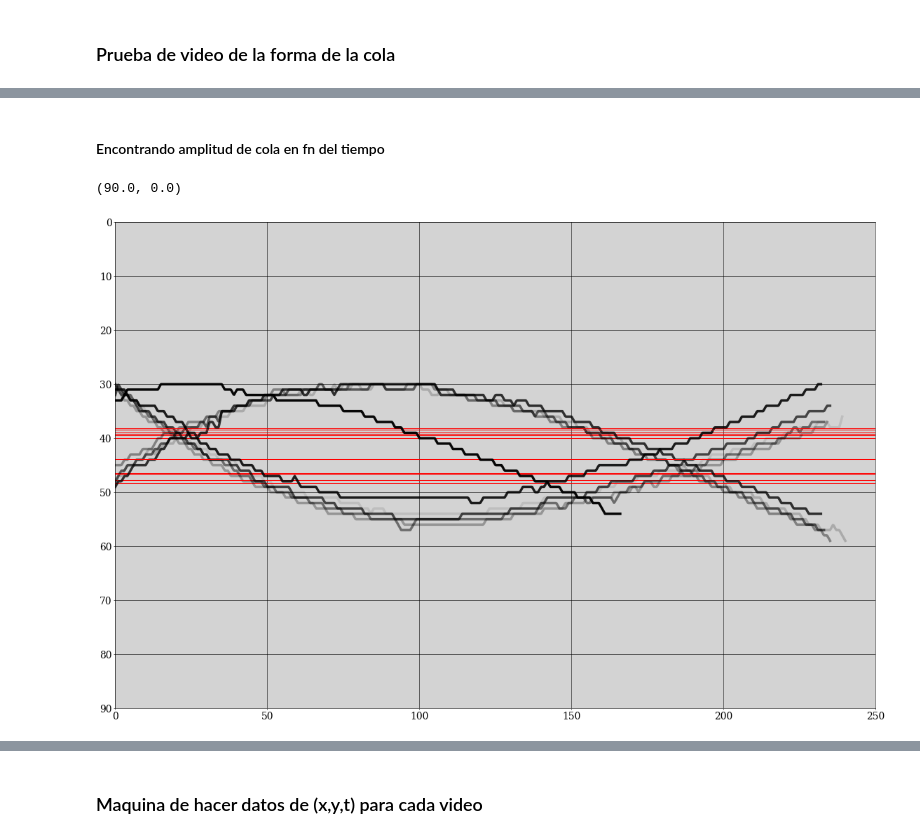
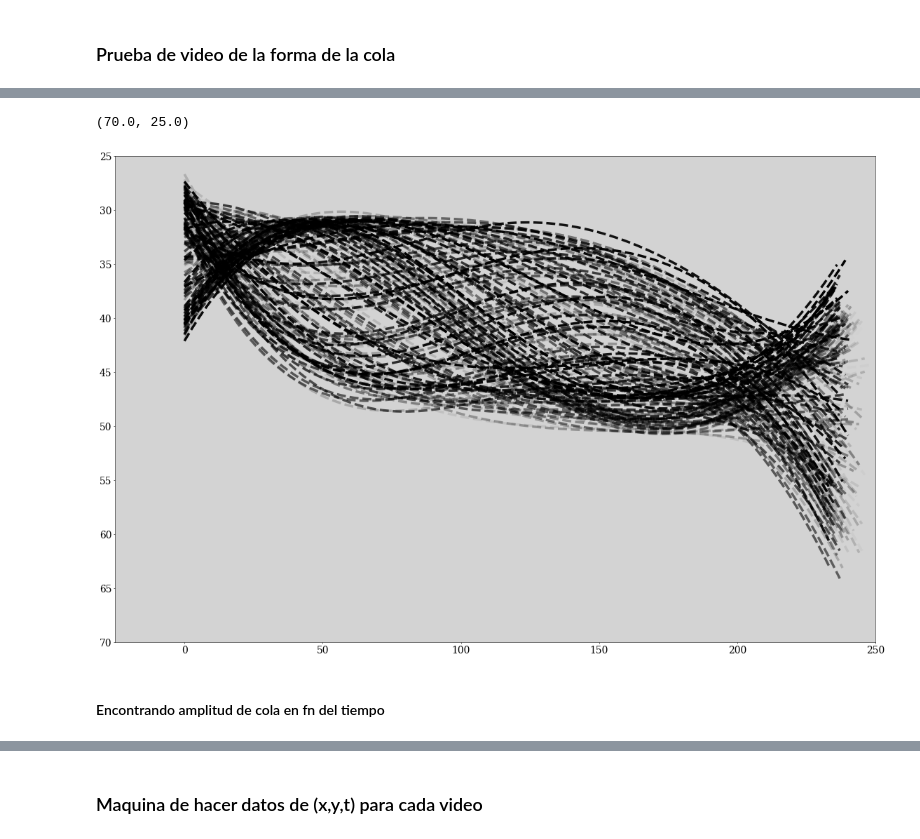
Before and after one commit to gardianc/Nado-ondulatorio, a Jupyter notebook: tracking.ipynb, the cells around one changed output, grey strips where cells are left out. Cells and saved outputs as stored; diff of their text form; code cells hidden in the pictures.

```diff
--- a/tracking.ipynb
+++ b/tracking.ipynb
@@ -424,11 +323,0 @@ plt.ylim(90,0)
-# %%
-for i in np.arange(len(plate))[::50]:
-    x,y = np.where(plate[i]!=0)
-    alph = i/len(plate)
-    ys = np.linspace(min(y),max(y),1000)
-    f = interp1d(y,x)
-    xs = f(ys)
-    plt.plot(ys,xs, color='k', lw=5, alpha=alph)
-
-plt.xlim(0,250)
-plt.ylim(90,0)
@@ -445,18 +343,18 @@ plt.ylim(90,0)
+# %%
+for i in np.arange(t_tail.size):
+    y,x = np.where(sk[i]>0)
+    df = pd.DataFrame().assign(x=x).assign(y=y)
+    df_grouped = df.groupby('x').aggregate('mean').round()
+    sp = UnivariateSpline(df_grouped.index.values, df_grouped['y'], s=t_tail.size, k=3)
+    xs = np.linspace(df_grouped.index.values.min(), df_grouped.index.values.max(), 100)
+    ys = sp(xs)
+    plt.plot(xs,ys, color='k', lw=5, ls='--', alpha=(i/t_tail.size))
+
+plt.grid()
+plt.xlim(-25,250)
+plt.ylim(70,25)
+# %% [output]
+(70.0, 25.0)
+[figure, added]
 # %% [markdown]
 #### Encontrando amplitud de cola en fn del tiempo
-# %%
-for i in np.arange(len(plate))[::50]:
-    y,x = np.where(plate[i]!=0)
-    alph = i/len(plate)
-    avg_y = np.mean(y)
-    xs = np.linspace(min(x),max(x),1000)
-    f = interp1d(x,y)
-    ys = f(xs)
-    plt.axhline(avg_y,color='r')
-    plt.plot(xs,ys, color='k', lw=5, alpha=alph)
-
-plt.xlim(0,250)
-plt.ylim(90,0)
-# %% [output]
-(90.0, 0.0)
-[figure, removed]
```
Also changed, not shown: parts of 24 cells of this notebook, 1 other file.
